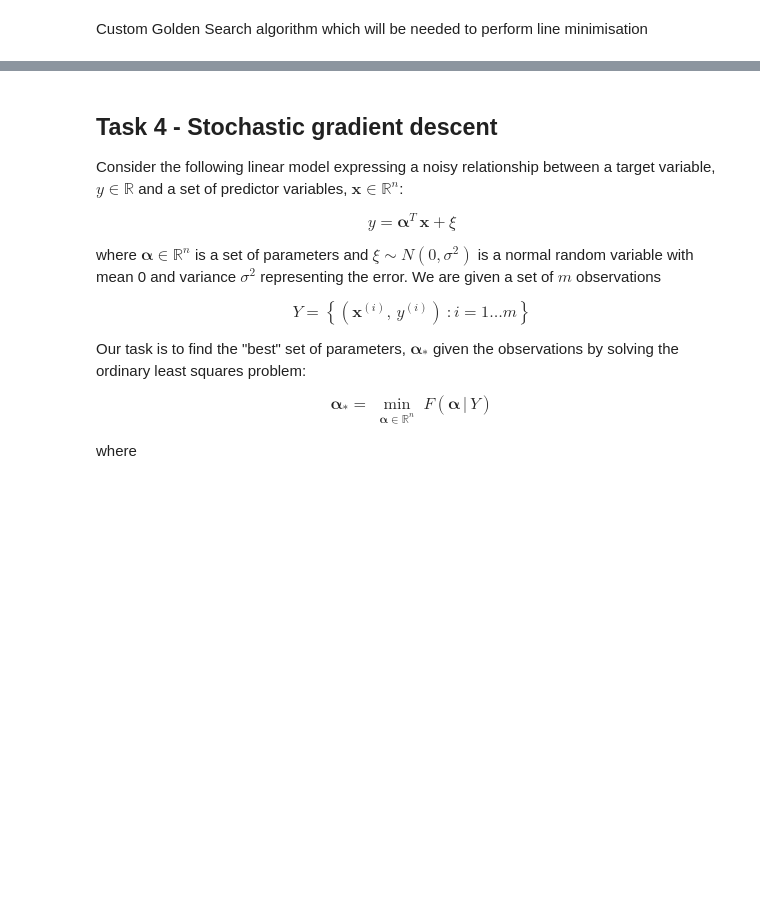
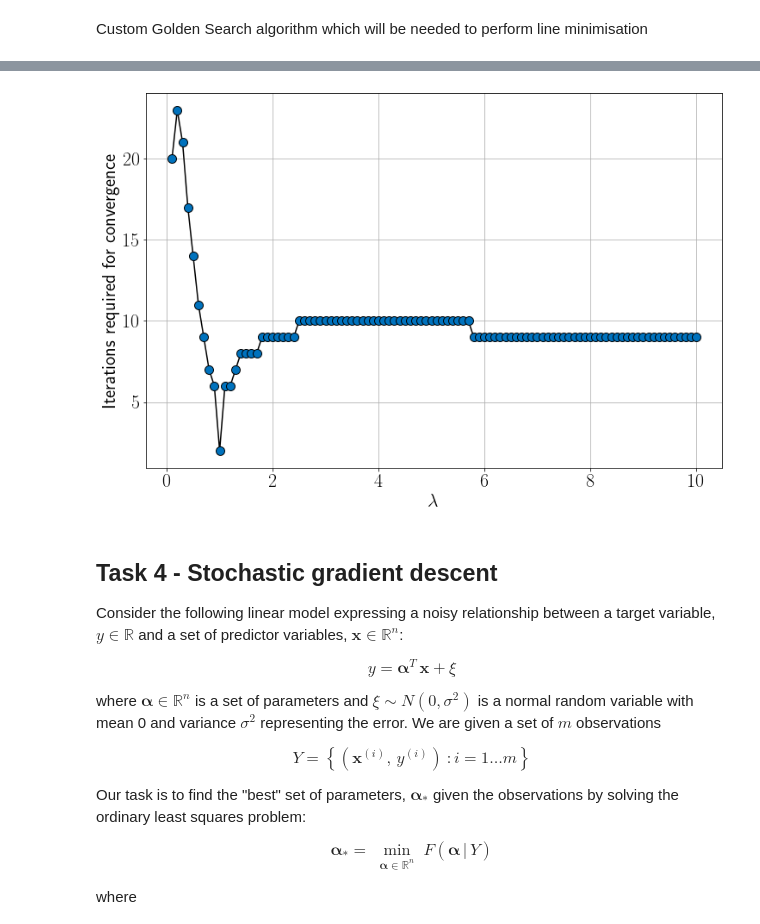
Before and after one commit to ndoyle815/MA934, a Jupyter notebook: Week4/MA934_Class4_2260253.ipynb, the cells around one changed output, grey strips where cells are left out. Saved outputs shown, nothing was run; the diff lists cells and outputs as text; code cells hidden in the pictures; blank space fills up the shorter version.

```diff
--- a/Week4/MA934_Class4_2260253.ipynb
+++ b/Week4/MA934_Class4_2260253.ipynb
@@ -387,3 +406,43 @@ KeyboardInterrupt:
+# %%
+# inputs
+n = 3
+
+# fixed point
+xstar = np.ones(n)
+xstar[0] = np.sqrt(2.0)
+xstar[1] = np.sqrt(3.0)
+
+# matrix
+A = np.zeros((n,n))
+A[-1,-1] = 1
+# %%
+lambs = np.arange(0.1,10.1,0.1)
+no_steps = np.zeros(len(lambs))
+
+for i in range(len(lambs)):
+    lamb = lambs[i]
+    A[0,0] = (lamb+1)/2
+    A[1,1] = (lamb+1)/2
+    A[0,1] = (lamb-1)/2
+    A[1,0] = (lamb-1)/2
+
+    no_steps[i] = np.shape(gradient_descent(f, df, 5*xstar, eps, True))[0]
+# %%
+#plotting
+plt.figure(figsize=(12, 8))
+
+plt.plot(lambs, no_steps, '-ko', markersize=10, markerfacecolor=(0, 0.447, 0.741, 1))
+#plt.plot(range(1,N_iter), [5*c**i for i in range(1,N_iter)], '--b')
+
+#plt.legend(loc="upper left")
+
+plt.xlabel(r"$\lambda$")
+plt.ylabel(r"Iterations required for convergence")
+#plt.yscale("log")
+plt.grid()
+plt.show()
+# %% [output]
+[figure, added]
 # %% [markdown]
 ## Task 4 - Stochastic gradient descent
 
```
Also changed, not shown: parts of 12 cells of this notebook.
